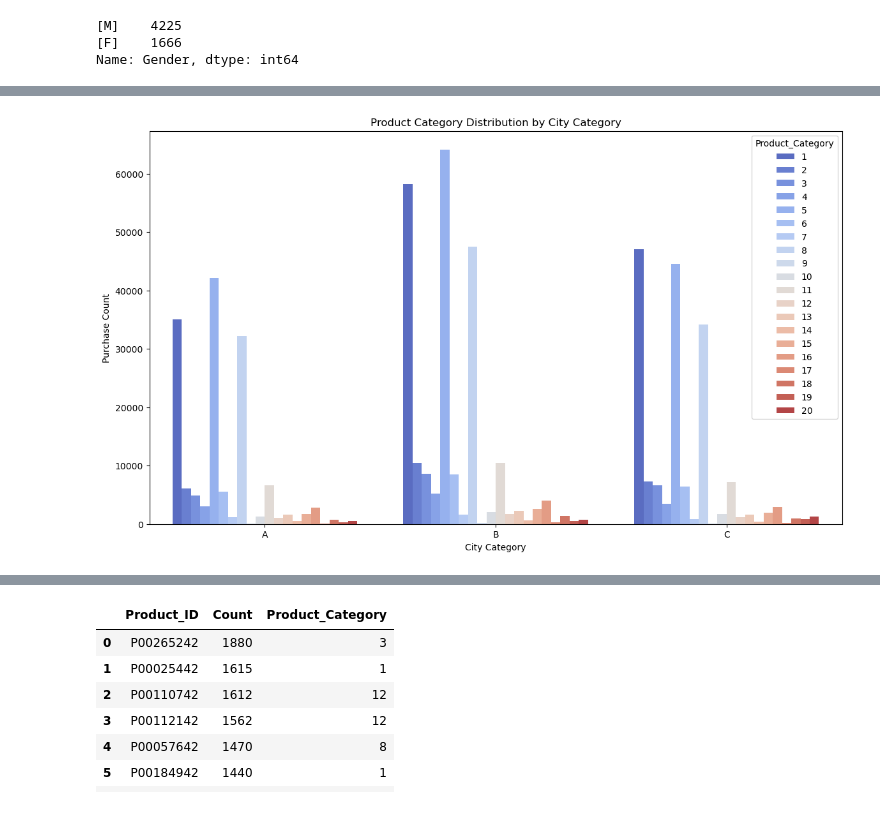
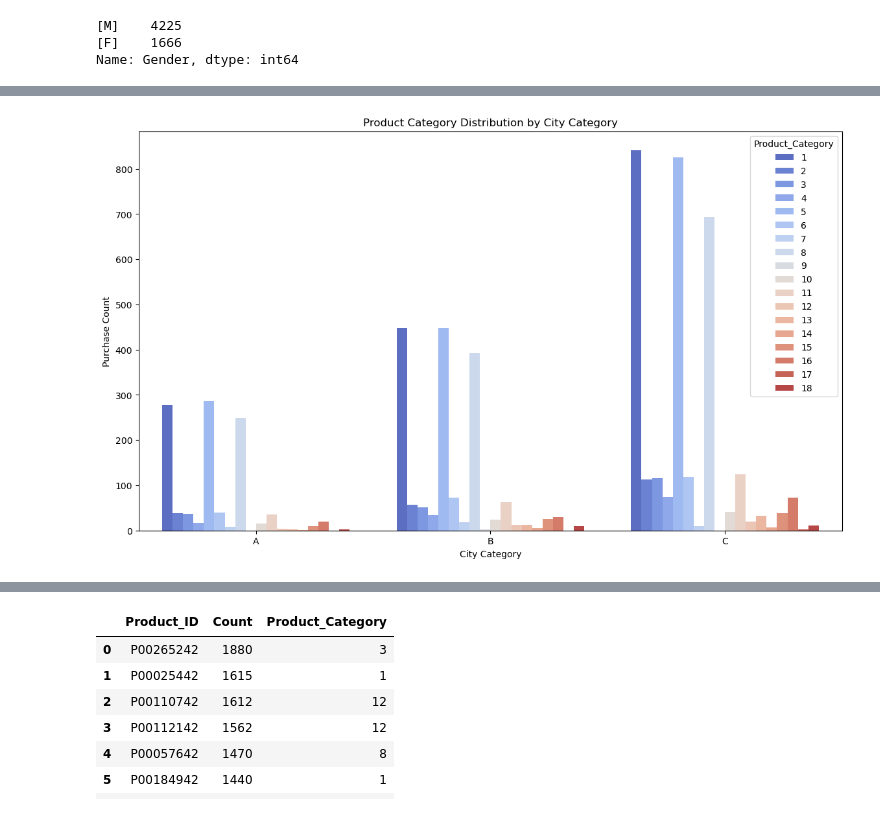
Before and after one commit to EunSeo35/Multicampus_TIL, a Jupyter notebook: 26_쇼핑몰데이터분석(미니프로젝트).ipynb, the cells around one changed output, grey strips where cells are left out. Saved outputs shown, nothing was run; the diff lists cells and outputs as text; code cells hidden in the pictures.

```diff
--- a/26_쇼핑몰데이터분석(미니프로젝트).ipynb
+++ b/26_쇼핑몰데이터분석(미니프로젝트).ipynb
@@ -65,3 +65,6 @@ dtype: int64
 df['User_ID'].nunique()
 # %% [output]
 5891
+# %%
+df1 = df.drop_duplicates(subset='User_ID')
+df1
@@ -126,16 +142,16 @@ Text(0.5, 1.0, 'City_Category')
 # %%
 # 지역별 상품 카테고리 구매 분포
 # 1,5,8번 상품 품목이 공통적으로 가장 높은 구매율을 보인다.
-category_counts_by_city = df.groupby(['City_Category', 'Product_Category']).size().reset_index(name='Count')
+category_counts_by_city = df1.groupby(['City_Category', 'Product_Category']).size().reset_index(name='Count')
 
 plt.figure(figsize=(14, 8))
 sns.barplot(data=category_counts_by_city, x='City_Category', y='Count', hue='Product_Category', palette='coolwarm')
 plt.title('Product Category Distribution by City Category')
 plt.xlabel('City Category')
 plt.ylabel('Purchase Count')
 plt.show()
 # %% [output]
-[figure, old version]
+[figure, new version]
 # %%
 # 거주기간별 구매량
 plt.figure(figsize=(5, 5))
```
Also changed, not shown: parts of 12 cells of this notebook.
